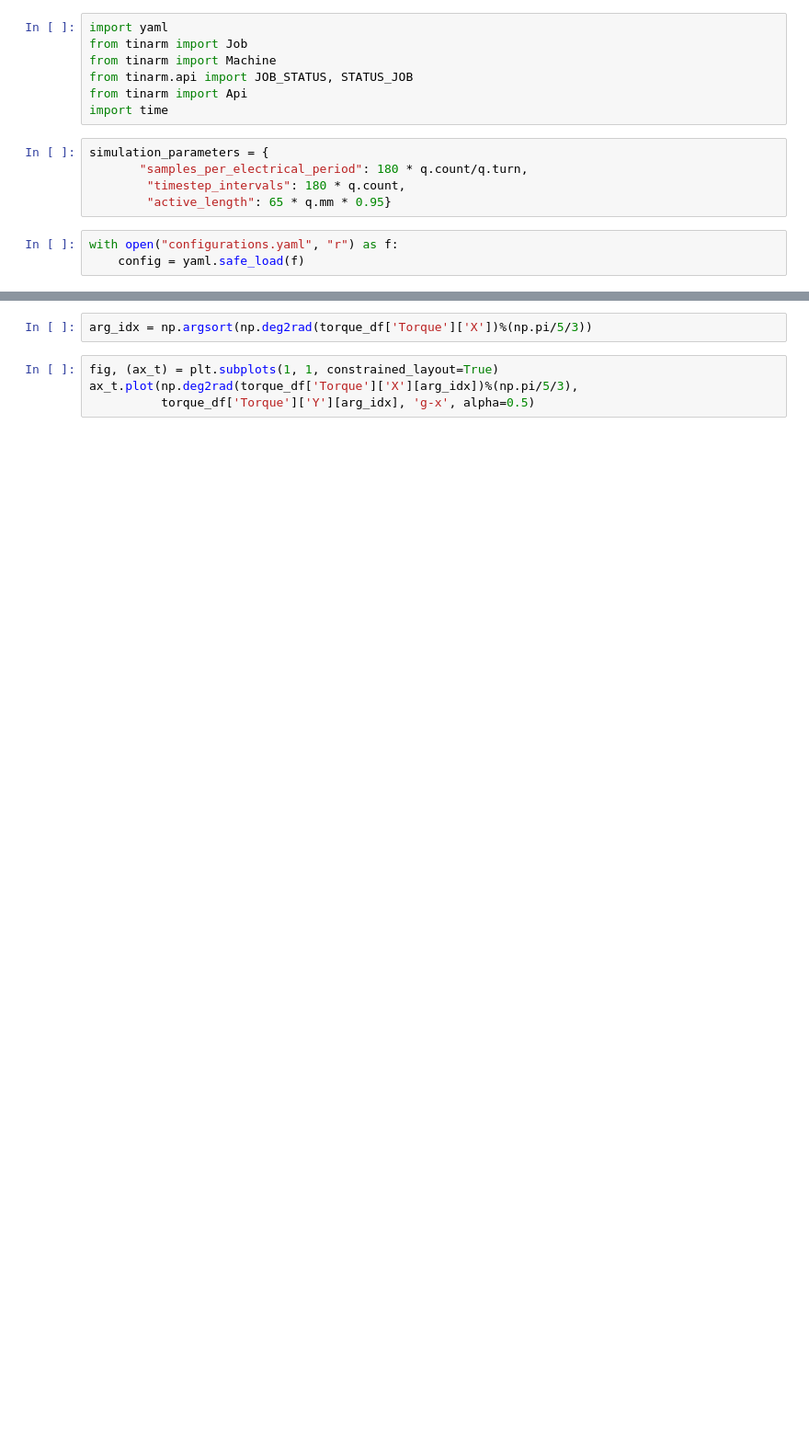
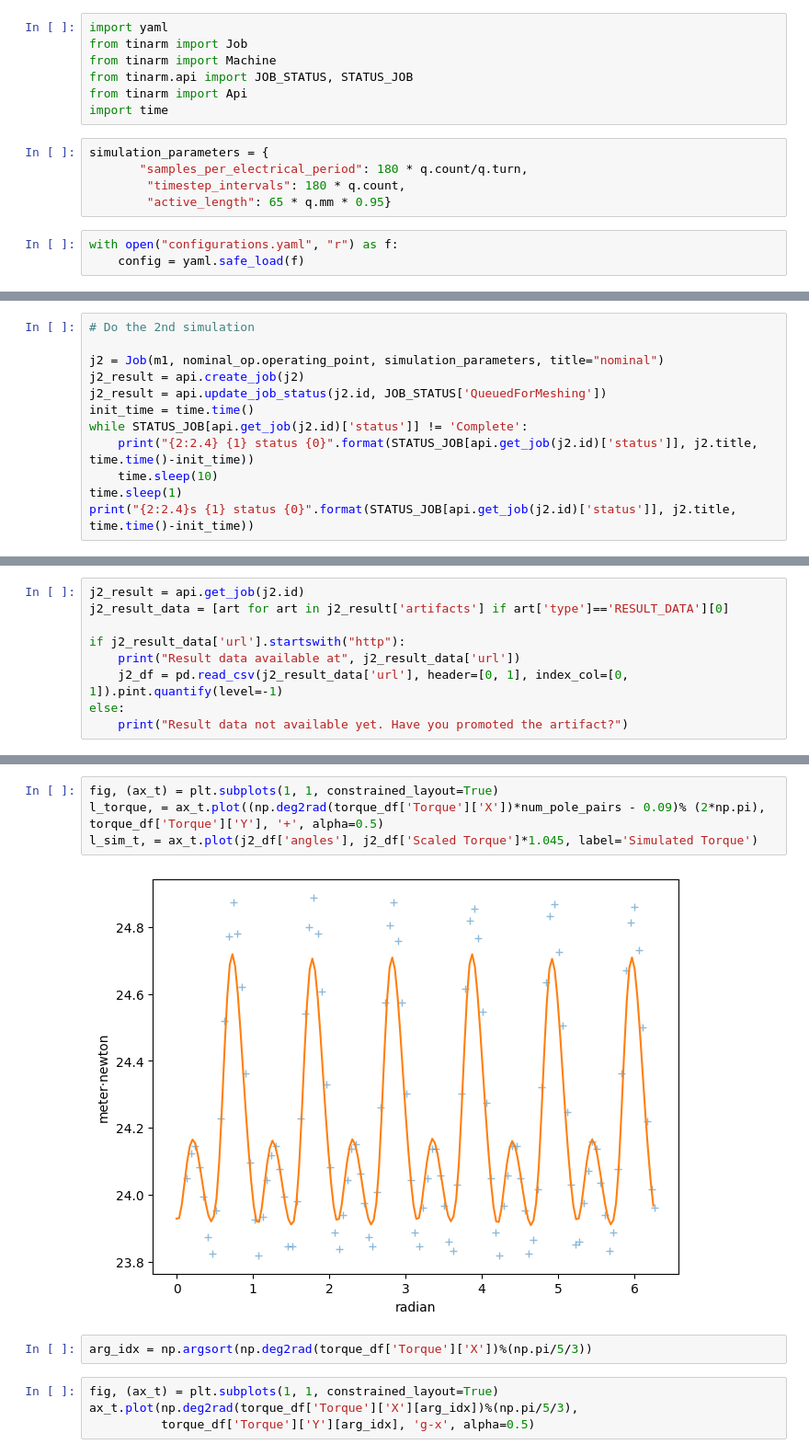
Before and after one commit to TinArmEngineering/tinarm, a Jupyter notebook: examples/M2_comparison.ipynb, the cells around one changed output, grey strips where cells are left out. Shown at 92% size. Saved outputs shown, nothing was run; the diff lists cells and outputs as text; blank space fills up the shorter version.

```diff
--- a/examples/M2_comparison.ipynb
+++ b/examples/M2_comparison.ipynb
@@ -315,0 +459,12 @@ Error 545.4923354839959
+# %%
+# Do the 2nd simulation
+
+j2 = Job(m1, nominal_op.operating_point, simulation_parameters, title="nominal")
+j2_result = api.create_job(j2)
+j2_result = api.update_job_status(j2.id, JOB_STATUS['QueuedForMeshing'])
+init_time = time.time()
+while STATUS_JOB[api.get_job(j2.id)['status']] != 'Complete':
+    print("{2:2.4} {1} status {0}".format(STATUS_JOB[api.get_job(j2.id)['status']], j2.title, time.time()-init_time))
+    time.sleep(10)
+time.sleep(1)
+print("{2:2.4}s {1} status {0}".format(STATUS_JOB[api.get_job(j2.id)['status']], j2.title, time.time()-init_time))
@@ -315,0 +490,9 @@ Error 545.4923354839959
+# %%
+j2_result = api.get_job(j2.id)
+j2_result_data = [art for art in j2_result['artifacts'] if art['type']=='RESULT_DATA'][0]
+
+if j2_result_data['url'].startswith("http"):
+    print("Result data available at", j2_result_data['url'])
+    j2_df = pd.read_csv(j2_result_data['url'], header=[0, 1], index_col=[0, 1]).pint.quantify(level=-1)
+else:
+    print("Result data not available yet. Have you promoted the artifact?")
@@ -414,3 +520,9 @@ torque_df
+# %%
+fig, (ax_t) = plt.subplots(1, 1, constrained_layout=True)
+l_torque, = ax_t.plot((np.deg2rad(torque_df['Torque']['X'])*num_pole_pairs - 0.09)% (2*np.pi), torque_df['Torque']['Y'], '+', alpha=0.5)
+l_sim_t, = ax_t.plot(j2_df['angles'], j2_df['Scaled Torque']*1.045, label='Simulated Torque')
+# %% [output]
+[figure, added]
 # %%
 arg_idx = np.argsort(np.deg2rad(torque_df['Torque']['X'])%(np.pi/5/3))
 # %%
```
Also changed, not shown: parts of 35 cells of this notebook.
